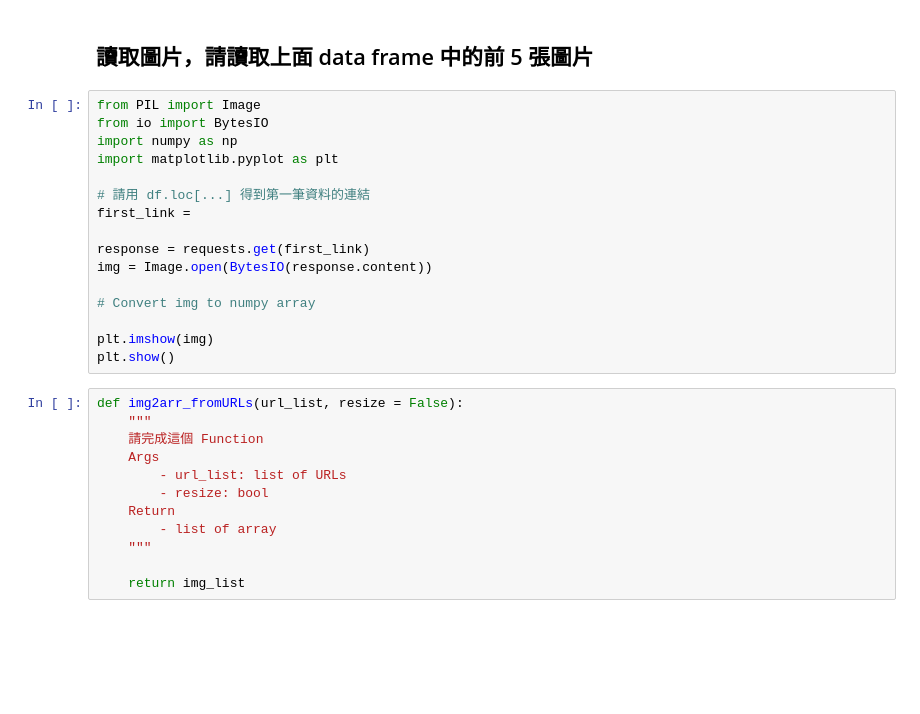
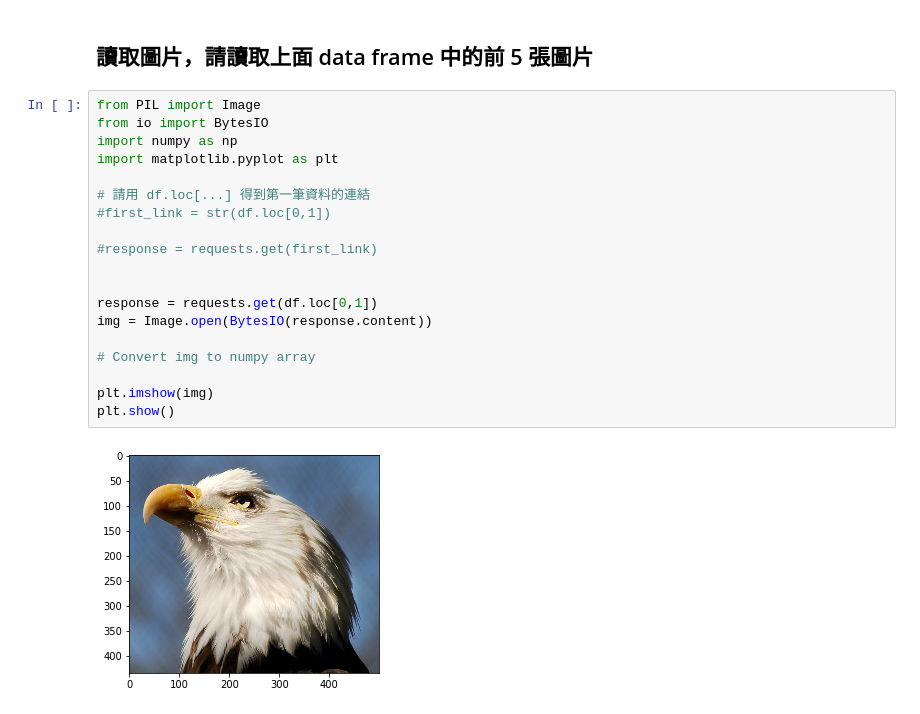
Before and after one commit to jtsu6565/4th-ML100Days, a Jupyter notebook: homework/Day_005-2_HW.ipynb, the cells around one changed output. Saved outputs shown, nothing was run; the diff lists cells and outputs as text; blank space fills up the shorter version.

```diff
--- a/homework/Day_005-2_HW.ipynb
+++ b/homework/Day_005-2_HW.ipynb
@@ -85,28 +66,21 @@ df.head()
 # %%
 from PIL import Image
 from io import BytesIO
 import numpy as np
 import matplotlib.pyplot as plt
 
 # 請用 df.loc[...] 得到第一筆資料的連結
-first_link =
+#first_link = str(df.loc[0,1])
 
-response = requests.get(first_link)
+#response = requests.get(first_link)
+
+
+response = requests.get(df.loc[0,1])
 img = Image.open(BytesIO(response.content))
 
 # Convert img to numpy array
 
 plt.imshow(img)
 plt.show()
+# %% [output]
+[figure, added]
-# %%
-def img2arr_fromURLs(url_list, resize = False):
-    """
-    請完成這個 Function
-    Args
-        - url_list: list of URLs
-        - resize: bool
-    Return
-        - list of array
-    """
-
-    return img_list
```
Also changed, not shown: parts of 5 cells of this notebook.
